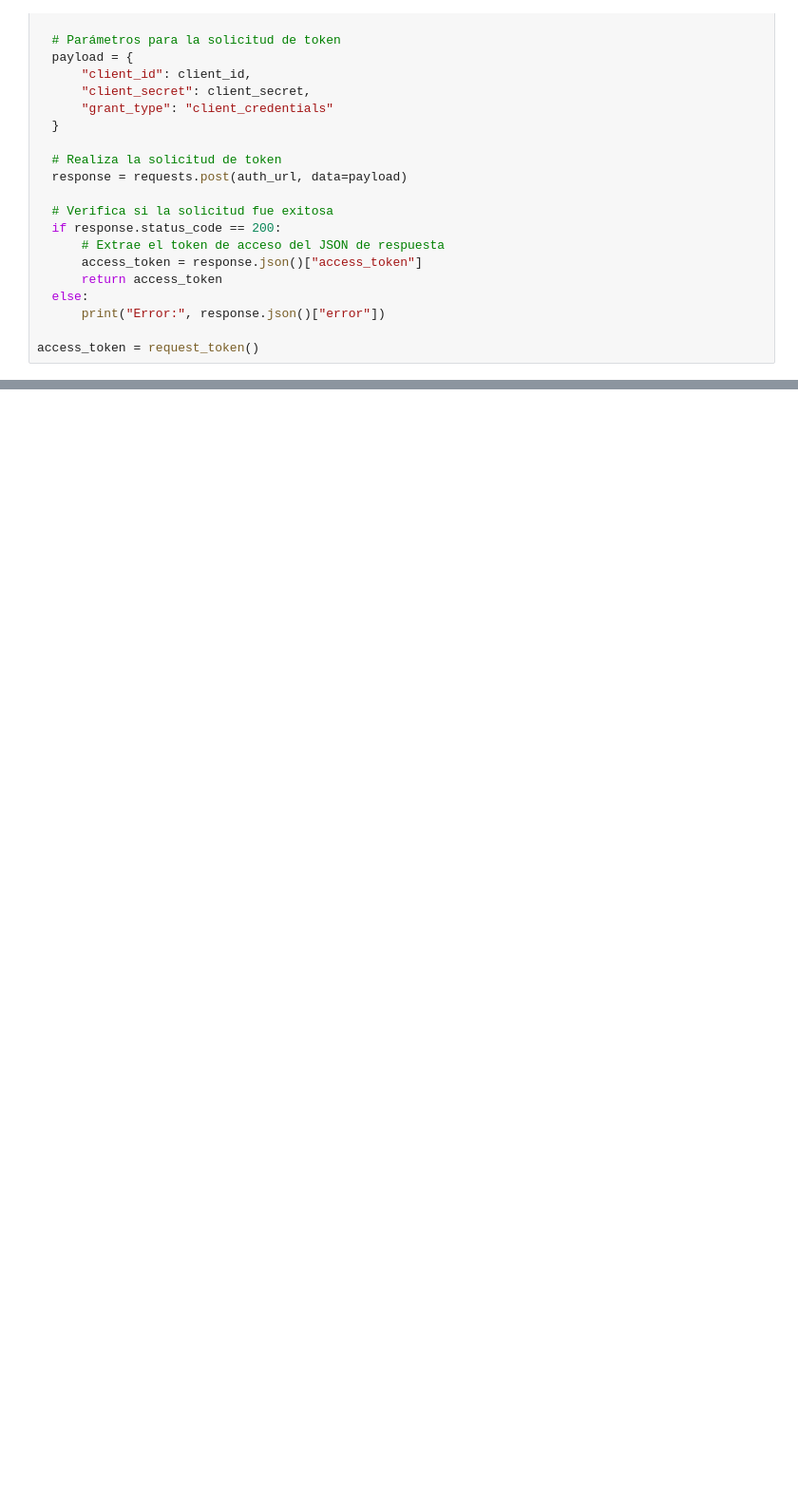
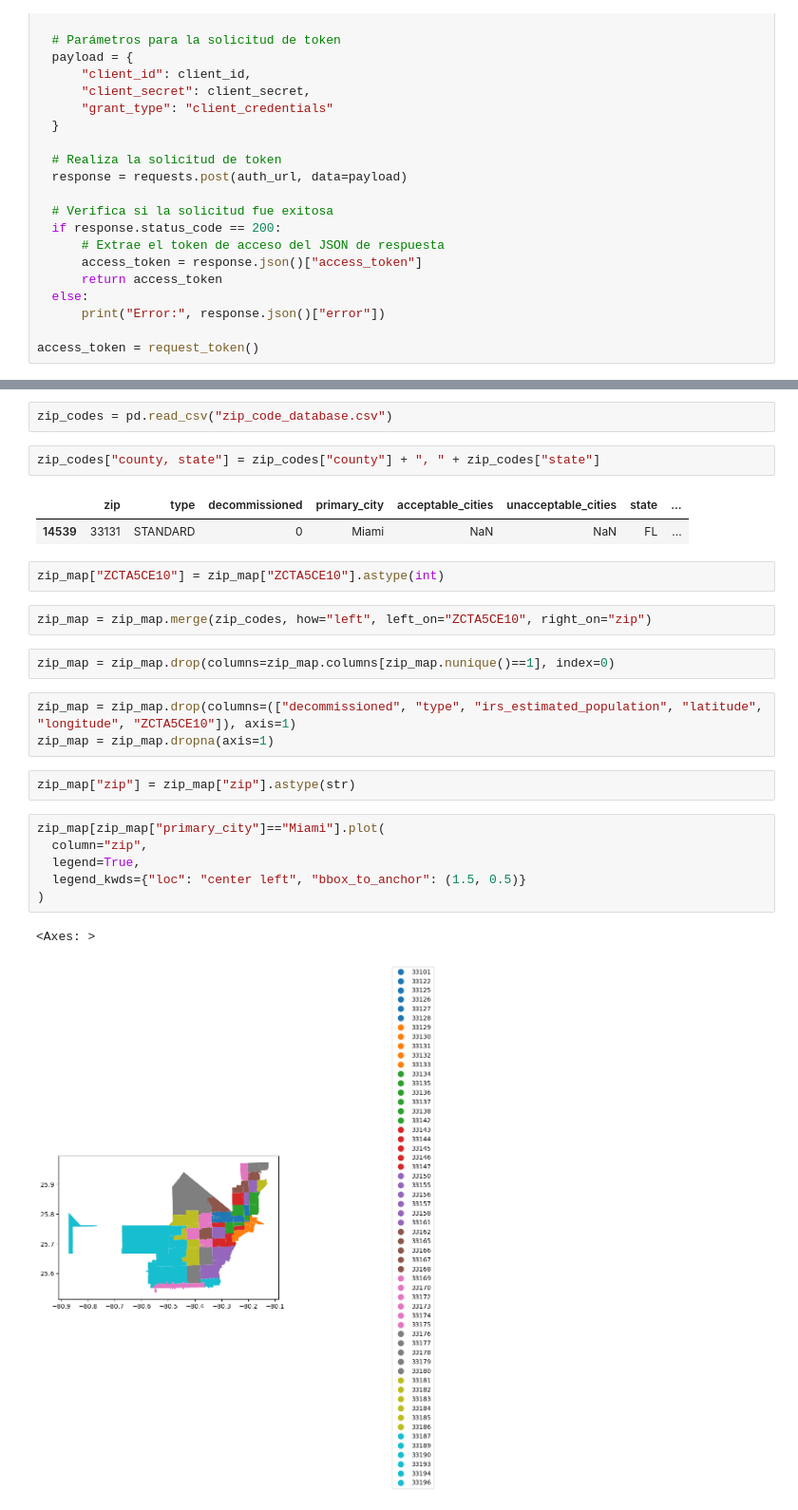
Before and after one commit to DeiviGT1/arc-is, a Jupyter notebook: hola.ipynb, the cells around one changed output, grey strips where cells are left out. Shown at 95% size. Drawn from its saved outputs; the diff is of its cells as text; blank space fills up the shorter version.

```diff
--- a/hola.ipynb
+++ b/hola.ipynb
@@ -88,0 +87,27 @@ map_data
+# %%
+zip_codes = pd.read_csv("zip_code_database.csv")
+# %%
+zip_codes["county, state"] = zip_codes["county"] + ", " + zip_codes["state"]
+# %% [output]
+|  | zip | type | decommissioned | primary_city | acceptable_cities | unacceptable_cities | state | ... |
+| 14539 | 33131 | STANDARD | 0 | Miami | NaN | NaN | FL | ... |
+# %%
+zip_map["ZCTA5CE10"] = zip_map["ZCTA5CE10"].astype(int)
+# %%
+zip_map = zip_map.merge(zip_codes, how="left", left_on="ZCTA5CE10", right_on="zip")
+# %%
+zip_map = zip_map.drop(columns=zip_map.columns[zip_map.nunique()==1], index=0)
+# %%
+zip_map = zip_map.drop(columns=(["decommissioned", "type", "irs_estimated_population", "latitude", "longitude", "ZCTA5CE10"]), axis=1)
+zip_map = zip_map.dropna(axis=1)
+# %%
+zip_map["zip"] = zip_map["zip"].astype(str)
+# %%
+zip_map[zip_map["primary_city"]=="Miami"].plot(
+  column="zip",
+  legend=True,
+  legend_kwds={"loc": "center left", "bbox_to_anchor": (1.5, 0.5)}
+)
+# %% [output]
+<Axes: >
+[figure, added]
```
Also changed, not shown: parts of 6 cells of this notebook, 3 other files.
